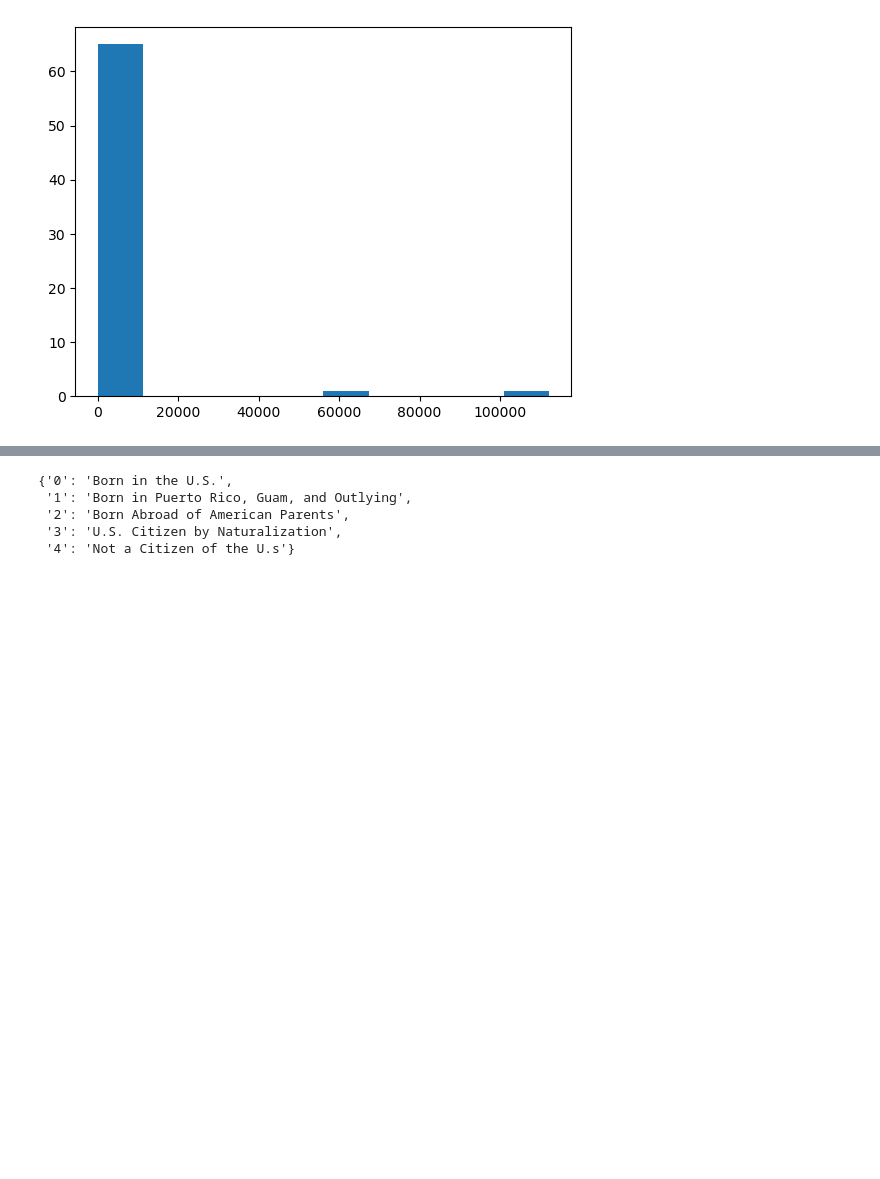
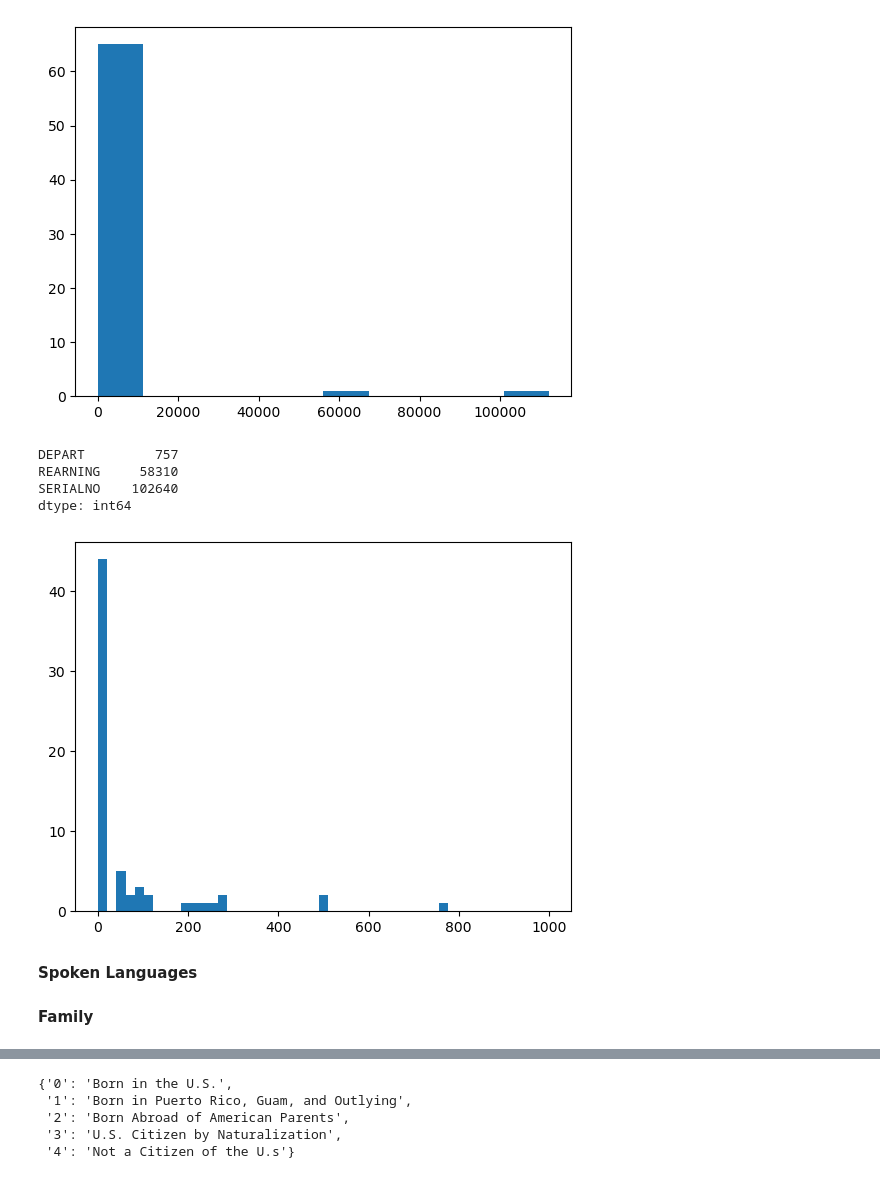
Before and after one commit to 6point6/terraform-templates-aws, a Jupyter notebook: demo-notebooks/Demo_01_Neat.ipynb, the cells around one changed output, grey strips where cells are left out. Saved outputs shown, nothing was run; the diff lists cells and outputs as text; code cells hidden in the pictures; blank space fills up the shorter version.

```diff
--- a/demo-notebooks/Demo_01_Neat.ipynb
+++ b/demo-notebooks/Demo_01_Neat.ipynb
@@ -237,3 +222,16 @@ df.head(1)
 _ = plt.hist((df.nunique(axis=0).values))
 # %% [output]
 [figure]
+# %%
+df_unique = df.nunique(axis=0)
+df_unique[df_unique > 600]
+# %% [output]
+DEPART         757
+REARNING     58310
+SERIALNO    102640
+dtype: int64
+# %%
+describe_feature('SERIALNO')
+_ = plt.hist((df.nunique(axis=0).values), bins = np.linspace(0,1000,50))
+# %% [output]
+[figure, added]
@@ -240 +242,3 @@ _ = plt.hist((df.nunique(axis=0).values))
+# %% [markdown]
+**Spoken Languages**
 # %%
@@ -250,4 +252,6 @@ df = df.drop('LANG2', axis=1)
 
 # ability to speak english
 df = df[df['ENGLISH'] != '0']
+# %% [markdown]
+**Family**
 # %%
```
Also changed, not shown: parts of 71 cells of this notebook, 3 other files.
